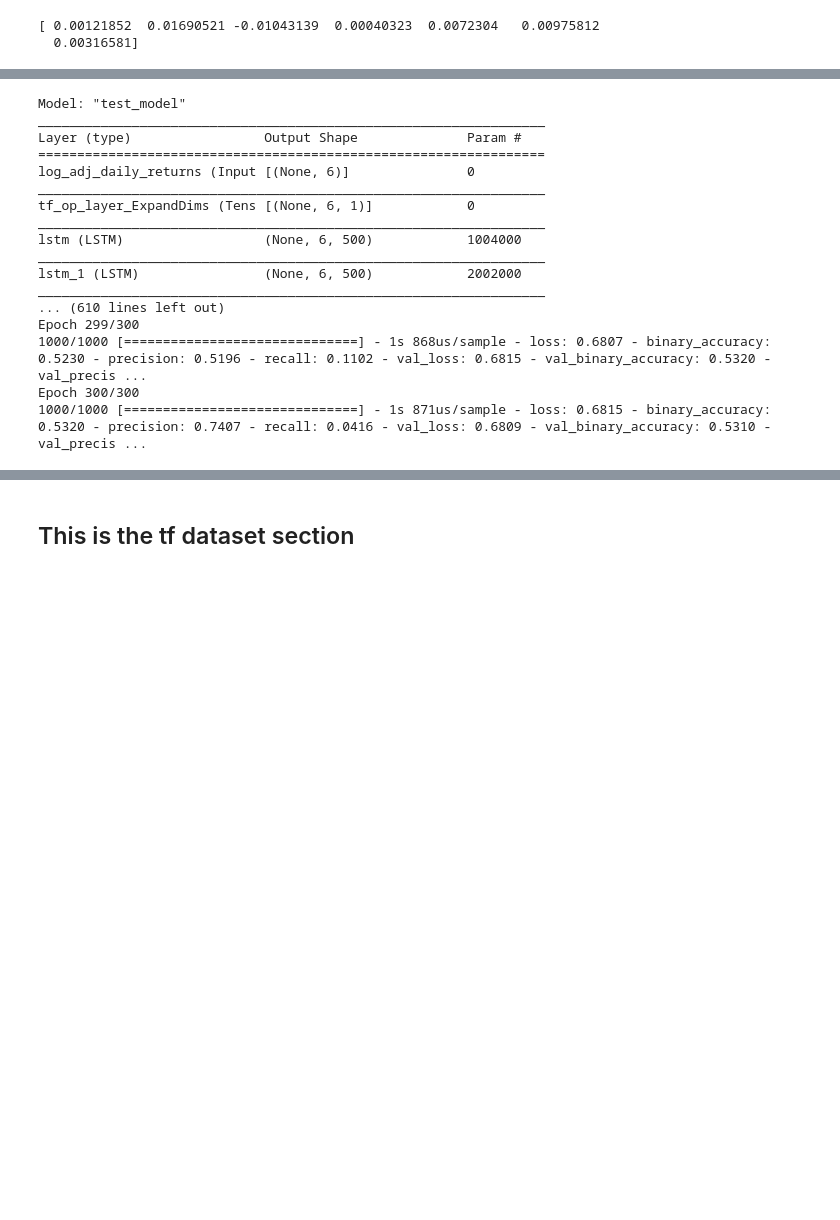
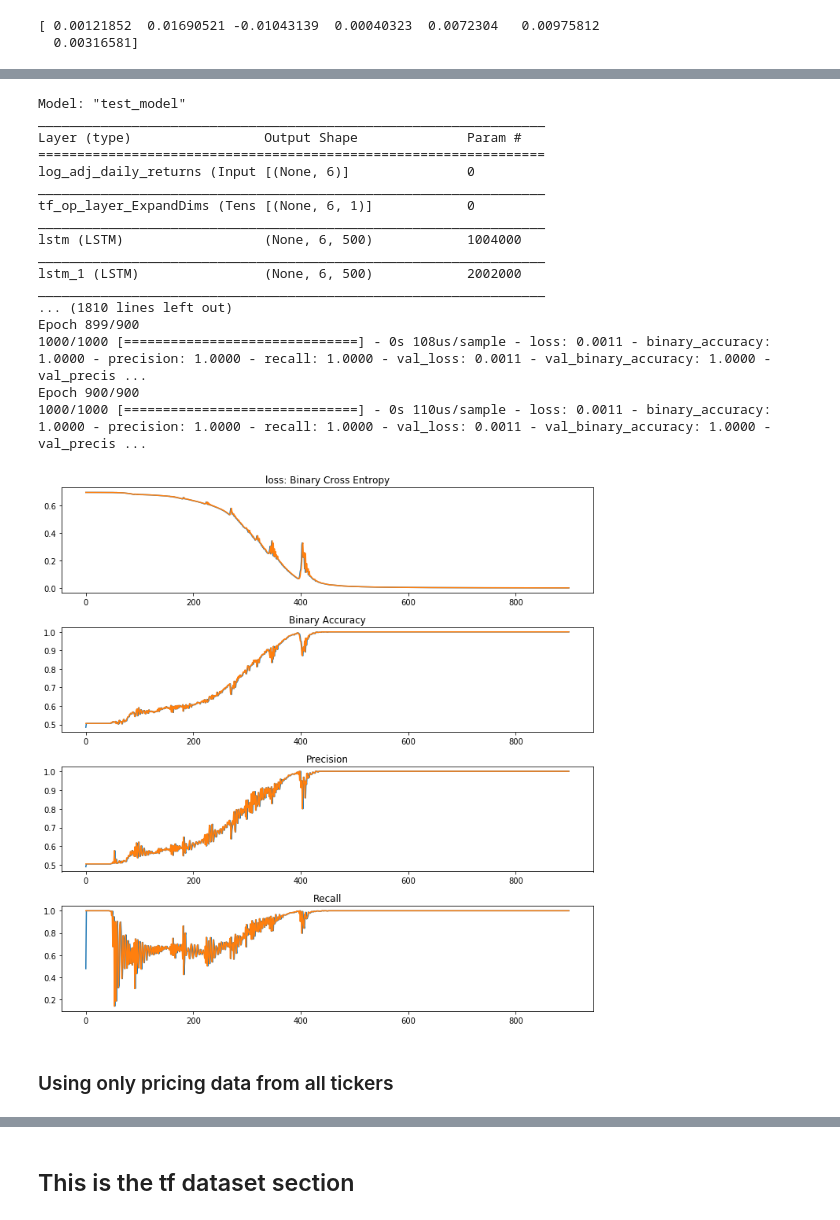
Before and after one commit to Evbor/Stock_Analysis, a Jupyter notebook: research/model_v1/FinTech.ipynb, the cells around one changed output, grey strips where cells are left out. Cells and saved outputs as stored; diff of their text form; code cells hidden in the pictures; blank space fills up the shorter version.

```diff
--- a/research/model_v1/FinTech.ipynb
+++ b/research/model_v1/FinTech.ipynb
@@ -2080,18 +2142,18 @@ plt.show()
 tf.keras.backend.clear_session()
 input_log_returns = keras.Input(shape=(6,), name='log_adj_daily_returns', dtype=tf.float32)
 num_features = tf.expand_dims(input_log_returns, -1)
-ts_layer_1 = layers.LSTM(500, activation='relu', return_sequences=True)(num_features)
-ts_layer_2 = layers.LSTM(500, activation='relu', return_sequences=True)(ts_layer_1)
-ts_layer_3 = layers.LSTM(300, activation='relu', return_sequences=True)(ts_layer_2)
-ts_layer_4 = layers.LSTM(160, activation='relu', return_sequences=True)(ts_layer_3)
-ts_layer_5 = layers.LSTM(50, activation='relu', return_sequences=False)(ts_layer_4)
+ts_layer_1 = layers.LSTM(500, return_sequences=True)(num_features)
+ts_layer_2 = layers.LSTM(500, return_sequences=True)(ts_layer_1)
+ts_layer_3 = layers.LSTM(300, return_sequences=True)(ts_layer_2)
+ts_layer_4 = layers.LSTM(160, return_sequences=True)(ts_layer_3)
+ts_layer_5 = layers.LSTM(50, return_sequences=False)(ts_layer_4)
 output = layers.Dense(1, activation='sigmoid')(ts_layer_5)
 
 model = keras.Model(input_log_returns, output, name='test_model')
 model.compile(optimizer=keras.optimizers.Adam(learning_rate=0.001), loss=keras.losses.BinaryCrossentropy(), metrics=[keras.metrics.BinaryAccuracy(), keras.metrics.Precision(), keras.metrics.Recall()])
 print(model.summary())
 
-history_cls = model.fit(x=X, y=y_cls, batch_size=1000, epochs=300, validation_data =(X, y_cls))
+history_cls = model.fit(x=X, y=y_cls, batch_size=batch_size, epochs=900, validation_data =(X, y_cls))
 # %% [output]
 Model: "test_model"
 _________________________________________________________________
@@ -2105,8 +2167,27 @@ lstm (LSTM)                  (None, 6, 500)            1004000
 _________________________________________________________________
 lstm_1 (LSTM)                (None, 6, 500)            2002000
 _________________________________________________________________
-... (610 lines left out)
-Epoch 299/300
-1000/1000 [==============================] - 1s 868us/sample - loss: 0.6807 - binary_accuracy: 0.5230 - precision: 0.5196 - recall: 0.1102 - val_loss: 0.6815 - val_binary_accuracy: 0.5320 - val_precis ...
-Epoch 300/300
-1000/1000 [==============================] - 1s 871us/sample - loss: 0.6815 - binary_accuracy: 0.5320 - precision: 0.7407 - recall: 0.0416 - val_loss: 0.6809 - val_binary_accuracy: 0.5310 - val_precis ...
+... (1810 lines left out)
+Epoch 899/900
+1000/1000 [==============================] - 0s 108us/sample - loss: 0.0011 - binary_accuracy: 1.0000 - precision: 1.0000 - recall: 1.0000 - val_loss: 0.0011 - val_binary_accuracy: 1.0000 - val_precis ...
+Epoch 900/900
+1000/1000 [==============================] - 0s 110us/sample - loss: 0.0011 - binary_accuracy: 1.0000 - precision: 1.0000 - recall: 1.0000 - val_loss: 0.0011 - val_binary_accuracy: 1.0000 - val_precis ...
+# %%
+fig, ax = plt.subplots(4, 1, figsize=(10, 10), tight_layout=True)
+ax[0].plot(history_cls.history['val_loss'])
+ax[0].plot(history_cls.history['loss'])
+ax[0].set_title('loss: Binary Cross Entropy')
+ax[1].plot(history_cls.history['binary_accuracy'])
+ax[1].plot(history_cls.history['val_binary_accuracy'])
+ax[1].set_title('Binary Accuracy')
+ax[2].plot(history_cls.history['precision'])
+ax[2].plot(history_cls.history['val_precision'])
+ax[2].set_title('Precision')
+ax[3].plot(history_cls.history['recall'])
+ax[3].plot(history_cls.history['val_recall'])
+ax[3].set_title('Recall')
+plt.show()
+# %% [output]
+[figure, added]
+# %% [markdown]
+### Using only pricing data from all tickers
```
Also changed, not shown: parts of 75 cells of this notebook, 3 other files.
